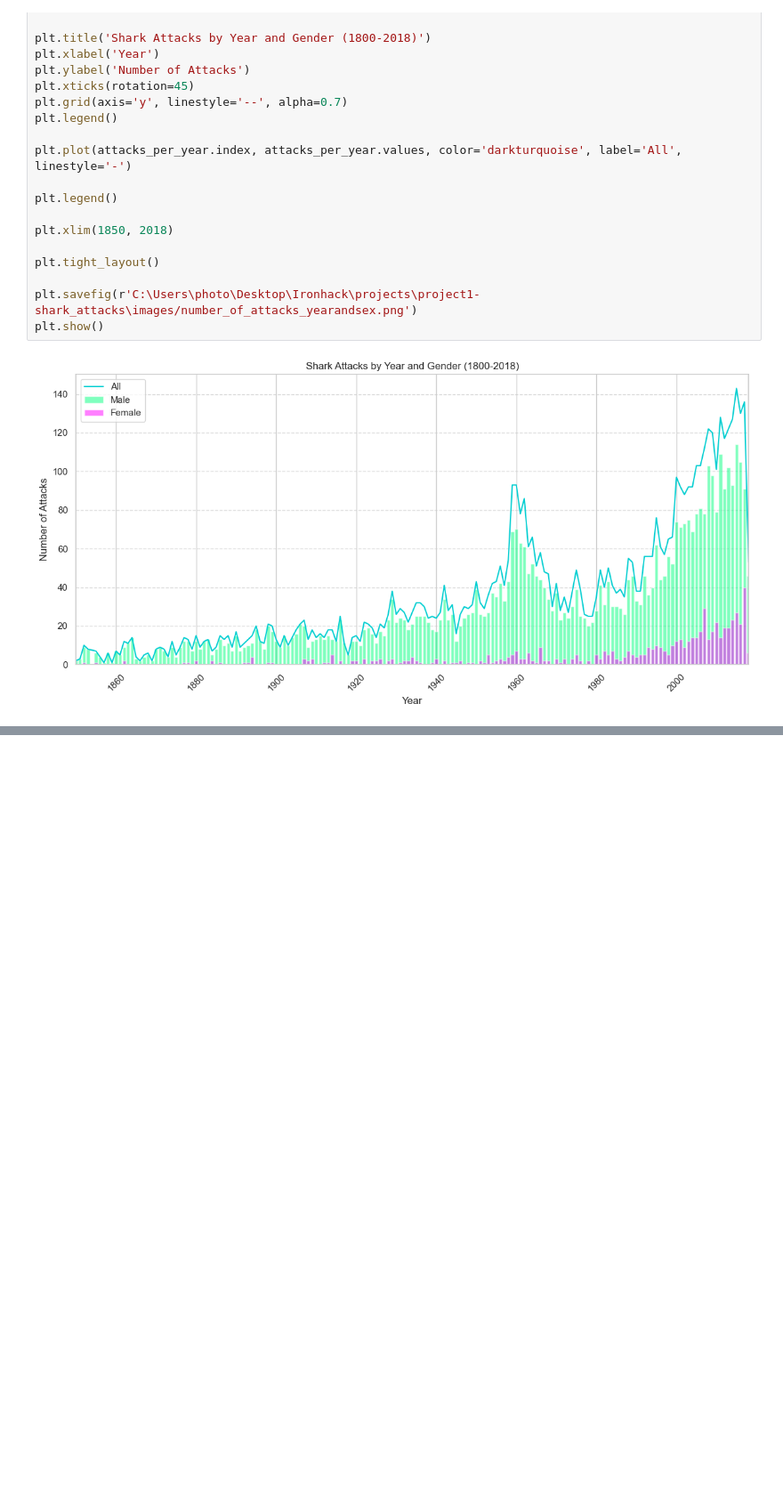
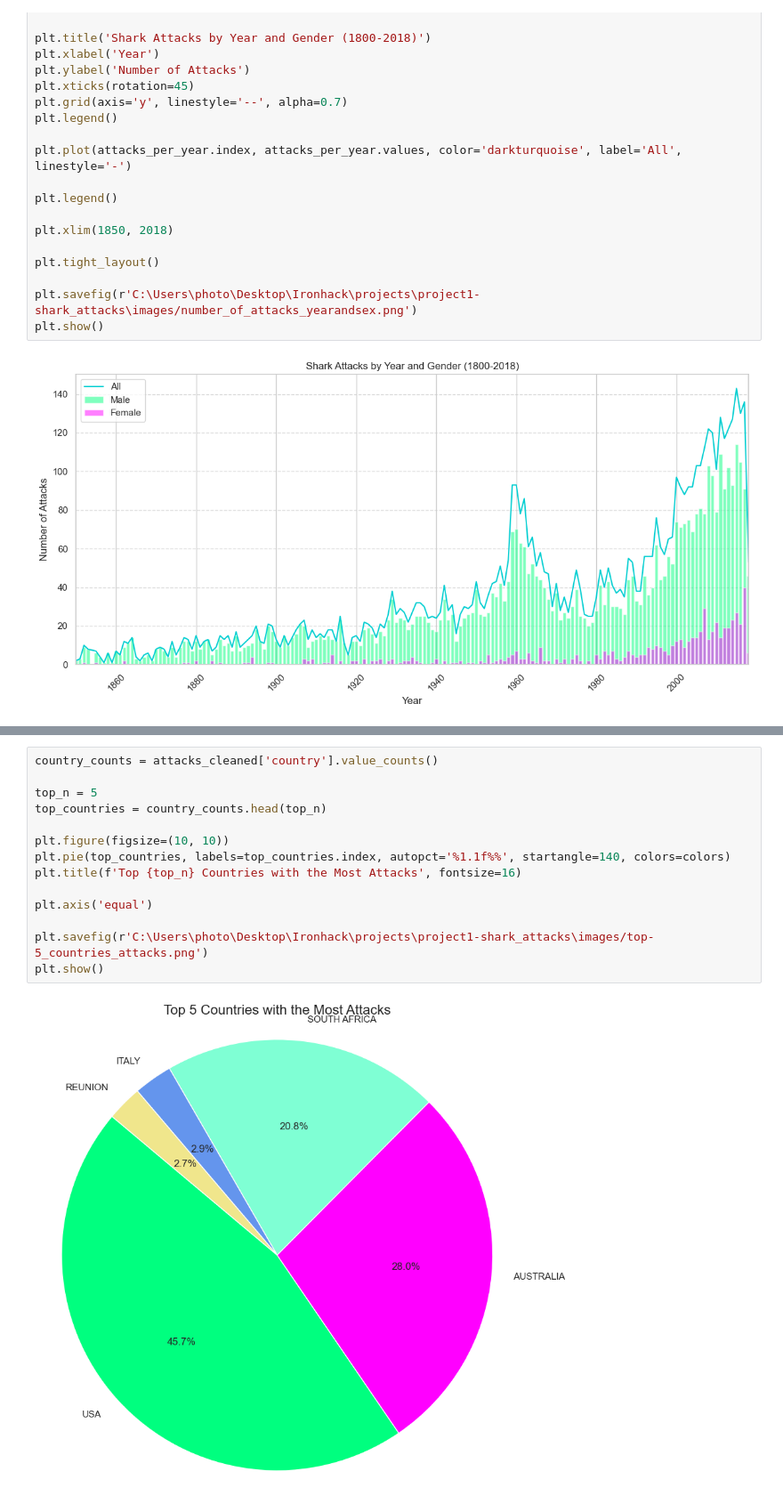
Before and after one commit to Estherkii/Shark-Attacks, a Jupyter notebook: src/visualization.ipynb, the cells around one changed output, grey strips where cells are left out. Shown at 89% size. Saved outputs shown, nothing was run; the diff lists cells and outputs as text; blank space fills up the shorter version.

```diff
--- a/src/visualization.ipynb
+++ b/src/visualization.ipynb
@@ -82,0 +132,16 @@ plt.show()
+# %%
+country_counts = attacks_cleaned['country'].value_counts()
+
+top_n = 5
+top_countries = country_counts.head(top_n)
+
+plt.figure(figsize=(10, 10))
+plt.pie(top_countries, labels=top_countries.index, autopct='%1.1f%%', startangle=140, colors=colors)
+plt.title(f'Top {top_n} Countries with the Most Attacks', fontsize=16)
+
+plt.axis('equal')
+
+plt.savefig(r'C:\Users\photo\Desktop\Ironhack\projects\project1-shark_attacks\images/top-5_countries_attacks.png')
+plt.show()
+# %% [output]
+[figure, added]
```
Also changed, not shown: parts of 5 cells of this notebook.
